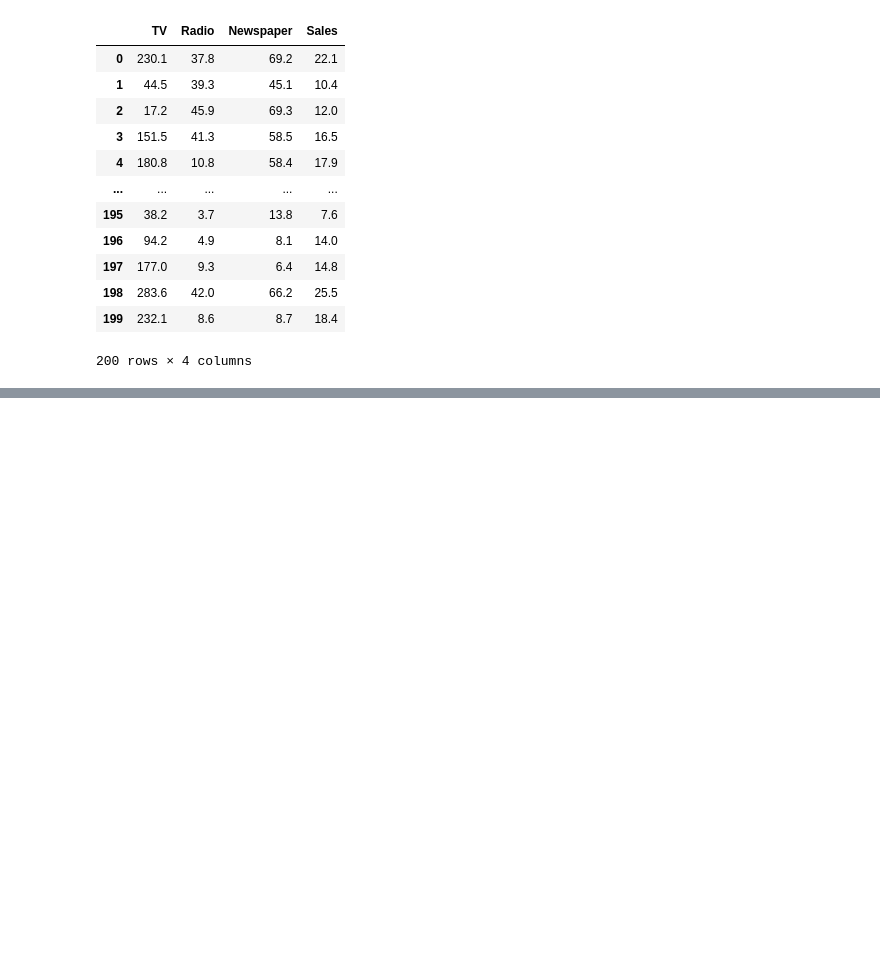
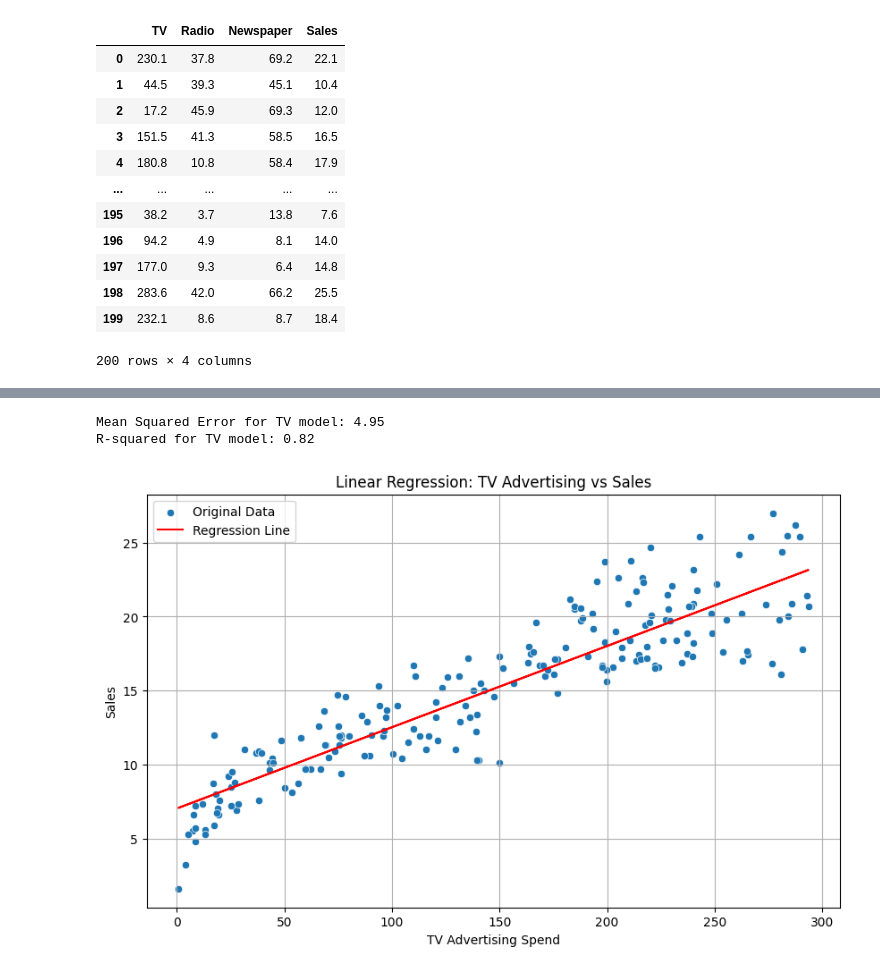
Before and after one commit to runeking2006/vac_1, a Jupyter notebook: regression.ipynb, the cells around one changed output, grey strips where cells are left out. Cells and saved outputs as stored; diff of their text form; code cells hidden in the pictures; blank space fills up the shorter version.

```diff
--- a/regression.ipynb
+++ b/regression.ipynb
@@ -410,0 +424,11 @@ dataset
+# %%
+Q1=dataset['Newspaper'].quantile(0.25)
+Q3=dataset['Newspaper'].quantile(0.75)
+IQR=Q3-Q1
+
+lower_bound=Q1-1.5*IQR
+upper_bound=Q3+1.5*IQR
+
+filtered_data=dataset[(dataset['Newspaper']>=lower_bound)&(dataset['Newspaper']<=upper_bound)]
+
+print(filtered_data)
@@ -410,0 +469,8 @@ dataset
+# %%
+# Define features (X_tv) and target (y_tv) for TV advertising
+X_tv = filtered_data[['TV']]
+y_tv = filtered_data['Sales']
+# %%
+# Split the data into training and testing sets
+from sklearn.model_selection import train_test_split
+X_train_tv, X_test_tv, y_train_tv, y_test_tv = train_test_split(X_tv, y_tv, test_size=0.2, random_state=42)
@@ -410,0 +499,27 @@ dataset
+# %%
+# Evaluate the model
+from sklearn.metrics import mean_squared_error, r2_score
+mse_tv = mean_squared_error(y_test_tv, y_pred_tv)
+r2_tv = r2_score(y_test_tv, y_pred_tv)
+
+print(f"Mean Squared Error for TV model: {mse_tv:.2f}")
+print(f"R-squared for TV model: {r2_tv:.2f}")
+# %% [output]
+Mean Squared Error for TV model: 4.95
+R-squared for TV model: 0.82
+# %%
+# Visualize the regression line for TV
+import matplotlib.pyplot as plt
+import seaborn as sns
+
+plt.figure(figsize=(10, 6))
+sns.scatterplot(x=X_tv['TV'], y=y_tv, label='Original Data')
+plt.plot(X_tv['TV'], model_tv.predict(X_tv), color='red', label='Regression Line')
+plt.title('Linear Regression: TV Advertising vs Sales')
+plt.xlabel('TV Advertising Spend')
+plt.ylabel('Sales')
+plt.legend()
+plt.grid(True)
+plt.show()
+# %% [output]
+[figure, added]
```
Also changed, not shown: parts of 5 cells of this notebook.
